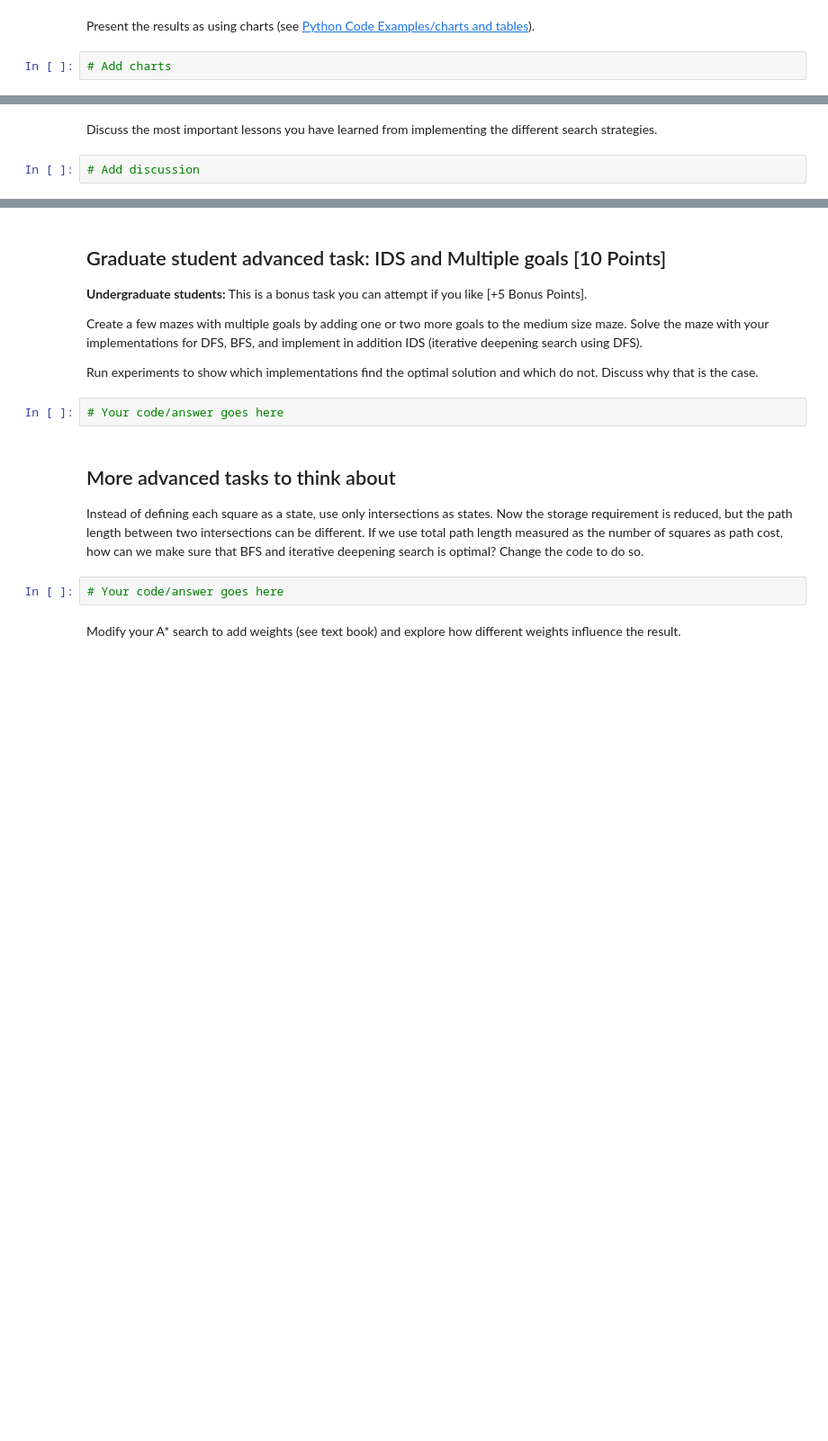
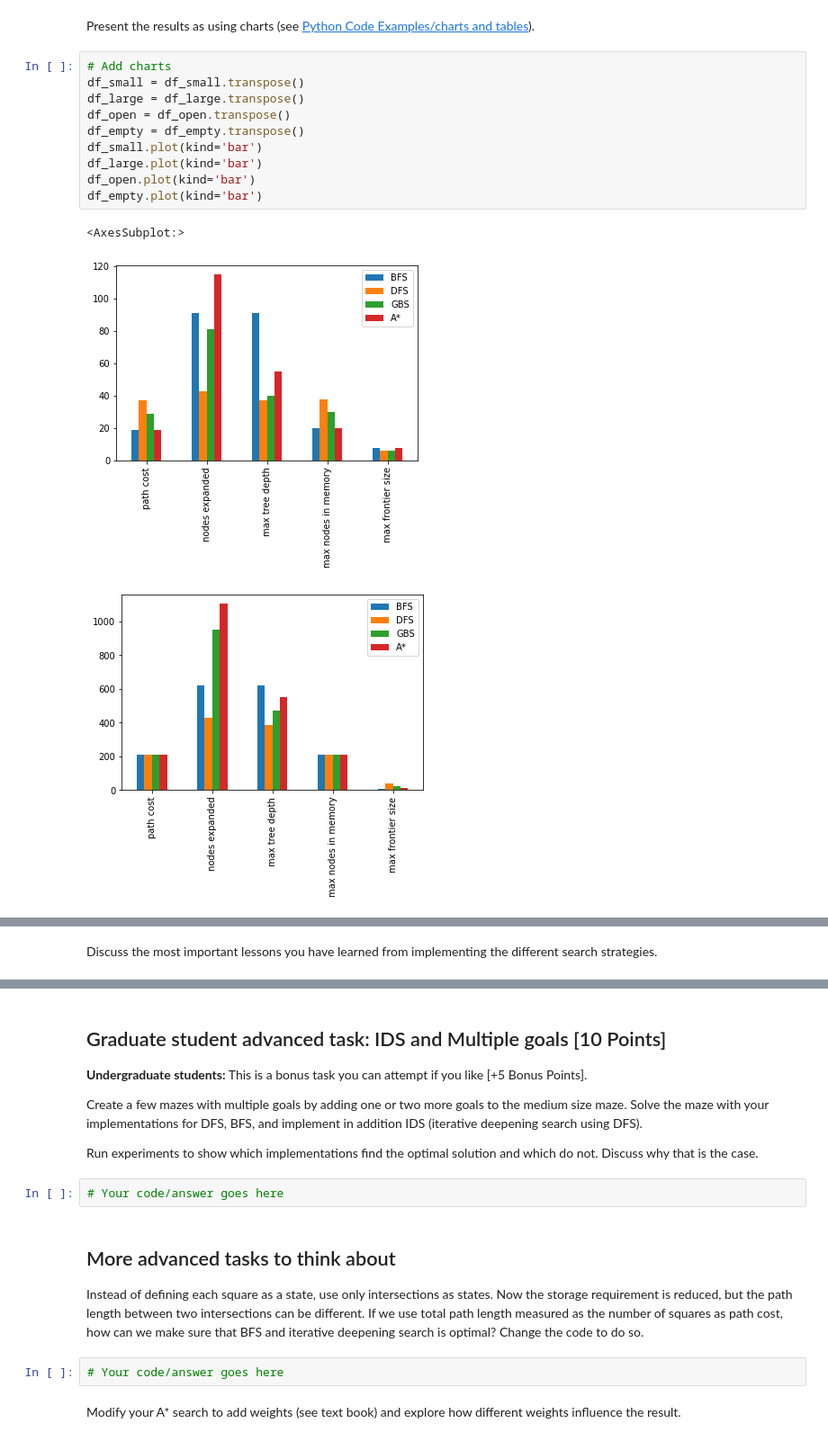
Before and after one commit to wyattsaltzman/CS7320-AI, a Jupyter notebook: Search/Maze.ipynb, the cells around one changed output, grey strips where cells are left out. Shown at 90% size. Saved outputs shown, nothing was run; the diff lists cells and outputs as text; blank space fills up the shorter version.

```diff
--- a/Search/Maze.ipynb
+++ b/Search/Maze.ipynb
@@ -687,4 +765,16 @@ __Medium Maze__
 # %% [markdown]
 Present the results as using charts (see [Python Code Examples/charts and tables](../Python_Code_Examples/charts_and_tables.ipynb)).
-# %%
-# Add charts
+# %%
+# Add charts
+df_small = df_small.transpose()
+df_large = df_large.transpose()
+df_open = df_open.transpose()
+df_empty = df_empty.transpose()
+df_small.plot(kind='bar')
+df_large.plot(kind='bar')
+df_open.plot(kind='bar')
+df_empty.plot(kind='bar')
+# %% [output]
+<AxesSubplot:>
+[figure, added]
+[figure, added]
@@ -691,4 +783,2 @@ Present the results as using charts (see [Python Code Examples/charts and tables
 # %% [markdown]
 Discuss the most important lessons you have learned from implementing the different search strategies.
-# %%
-# Add discussion
```
Also changed, not shown: parts of 33 cells of this notebook.
